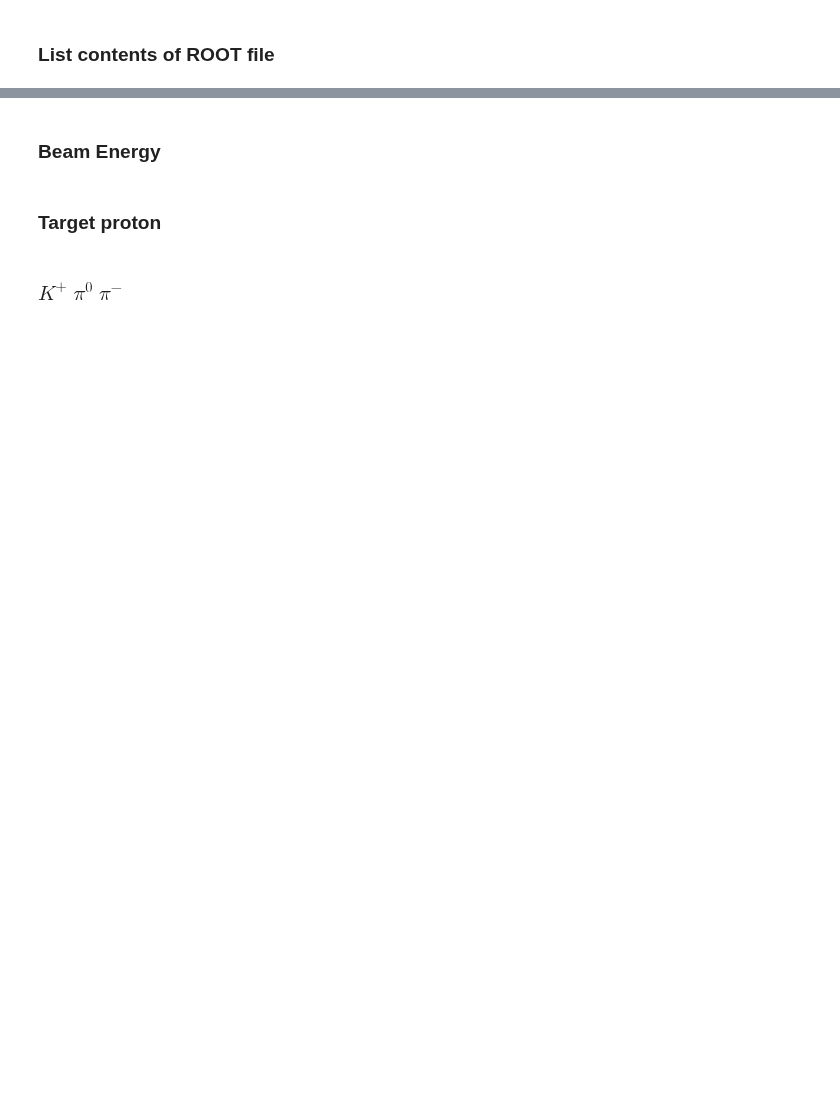
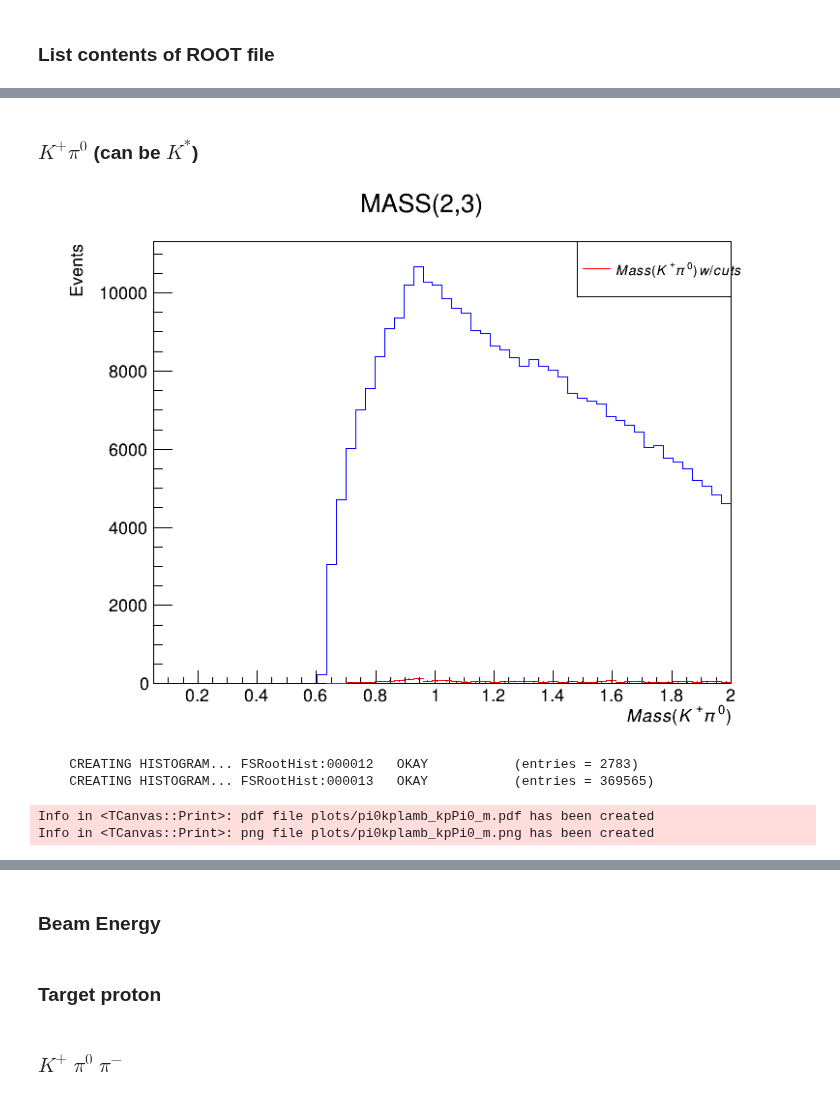
Before and after one commit to dancbart/gluex, a Jupyter notebook: analysis_KpiLambda/pi0kplamb_analysis.ipynb, the cells around one changed output, grey strips where cells are left out. Drawn from its saved outputs; the diff is of its cells as text; code cells hidden in the pictures; blank space fills up the shorter version.

```diff
--- a/analysis_KpiLambda/pi0kplamb_analysis.ipynb
+++ b/analysis_KpiLambda/pi0kplamb_analysis.ipynb
@@ -142,0 +235,68 @@ list_trees_and_branches(fileName)
+# %% [markdown]
+### $K^{+} \pi^{0}$ (can be $K^{*}$)
+# %%
+from IPython.display import Image, display
+latex = ROOT.TLatex()
+
+plotTitle = 'Mass (K^{+} \pi^{0})'
+axisLabel = 'Mass (K^{+} \pi^{0})'
+
+# 1. DecayingLambda (0)   1a. Proton (1)   1b. PiMinus (2)
+# 2. KPlus (3)
+# 3. DecayingPi0 (4)   3a. Photon1 (5)   3b. Photon2 (6)
+# Note the indices are [1, 1a, 1b, etc.] not numbers in parentheses.
+
+def plot_hist():
+
+    # Clear cache when re-plotting/scaling/etc.
+    ROOT.FSHistogram.clearHistogramCache()
+
+    canvas = ROOT.TCanvas('c', 'c', 800, 600)
+    canvas.SetLeftMargin(0.15)
+
+    # FOR MULTIPLE FINAL STATES AND TO MANAGE PARTICLE COMBINATORICS WITHIN THOSE FINAL STATES.
+    # h1 = ROOT.FSModeHistogram.getTH1F(fileName, treeName, "MASS([K+],[pi0],[pi-])", "(60, 0.05, 2.0)", "")
+
+
+
+    h1 = ROOT.FSHistogram.getTH1F(fileName, treeName, f"MASS({KPlus},{DecayingPi0})", "(60, 0.05, 2.0)", "CUT(chi2,unusedE,unusedTracks,coherentPeak)")
+    # h2 = ROOT.FSHistogram.getTH1F(fileName, treeName, "MASS(2,3)", "(60, 0.05, 2.0)", "CUT(chi2,unusedE,unusedTracks,coherentPeak)")
+    h2 = ROOT.FSHistogram.getTH1F(fileName, treeName, f"MASS({KPlus},{DecayingPi0})", "(60, 0.05, 2.0)", "")
+
+    h1.SetTitle("")
+    h1.SetTitle(plotTitle)
+    h1.SetStats(False)
+    h1.SetLineColor(ROOT.kRed)
+    h1.GetXaxis().SetTitle(axisLabel + '[GeV/c^{2}]')
+    h1.GetYaxis().SetTitle('Events')
+    # h1.Scale(100)
+
+    h2.SetStats(False)
+    h2.SetLineColor(ROOT.kBlue)
+    h2.GetXaxis().SetTitle(axisLabel)
+    h2.GetYaxis().SetTitle('Events')
+    # h2.Scale(2)
+
+    h2.Draw('hist')
+    h1.Draw('same')
+
+
+    legend1 = ROOT.TLegend(0.70, 0.80, 0.90, 0.90) # x_left, y_bottom, x_right, y_top
+    legend1.AddEntry(h1, plotTitle + ' w/cuts', 'l')
+    # legend1.AddEntry(h2, plotTitle + ' no cuts', 'l')
+    legend1.Draw('same')
+
+    img_path = 'plots/pi0kplamb_kpPi0_m'
+    canvas.SaveAs(img_path + '.pdf')
+    canvas.SaveAs(img_path + '.png')
+    canvas.Close()
+    display(Image(filename=img_path + '.png'))
+    os.remove(img_path + '.png')
+
+plot_hist()
+# %% [output]
+[figure, added]
+    CREATING HISTOGRAM... FSRootHist:000012   OKAY           (entries = 2783)
+    CREATING HISTOGRAM... FSRootHist:000013   OKAY           (entries = 369565)
+Info in <TCanvas::Print>: pdf file plots/pi0kplamb_kpPi0_m.pdf has been created
+Info in <TCanvas::Print>: png file plots/pi0kplamb_kpPi0_m.png has been created
```
Also changed, not shown: parts of 50 cells of this notebook.
